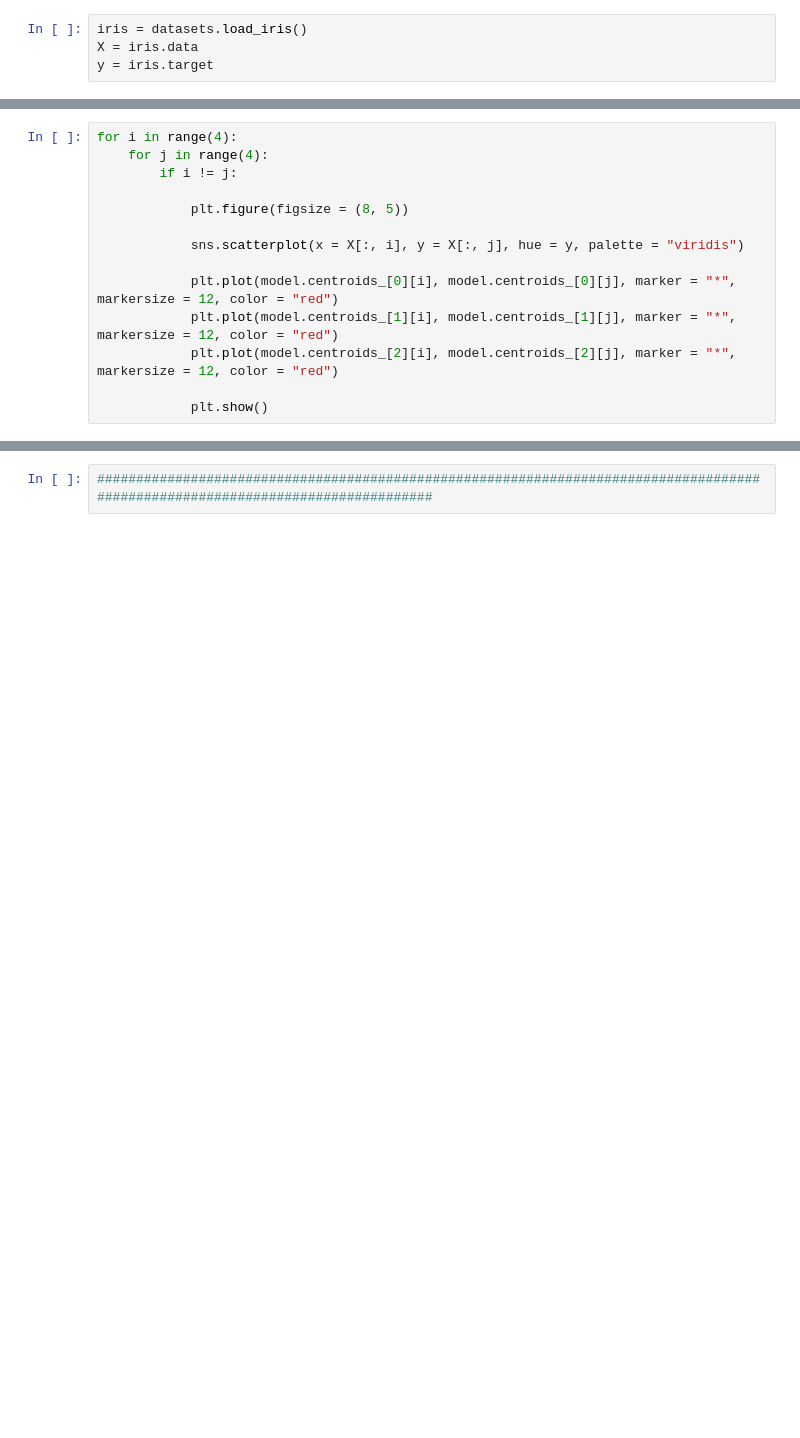
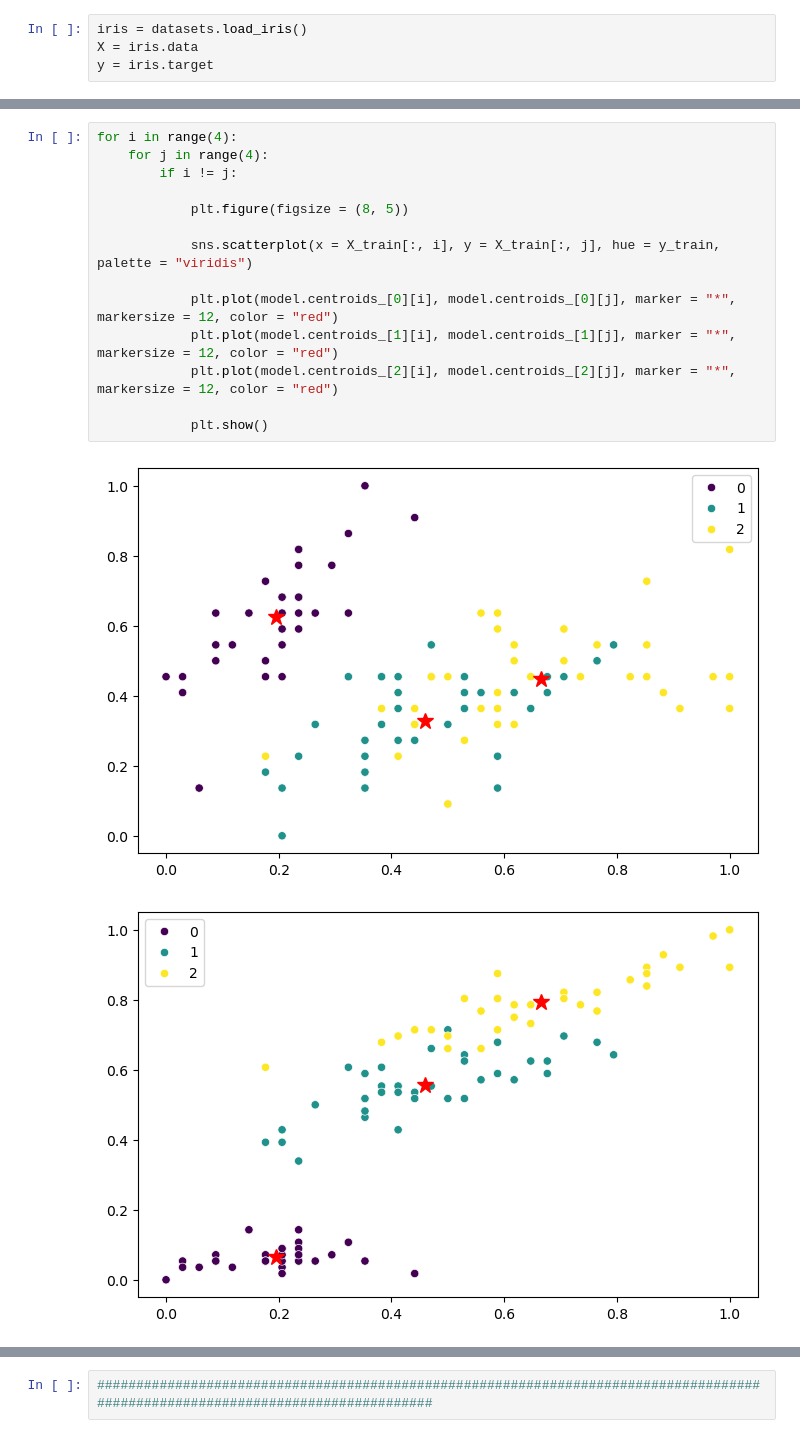
Before and after one commit to Ateibuzena/Data_science, a Jupyter notebook: mod5-machine-learning-deep-learning/03.Clasificadores/11.clasificador_nearest_centroid.ipynb, the cells around one changed output, grey strips where cells are left out. Drawn from its saved outputs; the diff is of its cells as text; blank space fills up the shorter version.

```diff
--- a/mod5-machine-learning-deep-learning/03.Clasificadores/11.clasificador_nearest_centroid.ipynb
+++ b/mod5-machine-learning-deep-learning/03.Clasificadores/11.clasificador_nearest_centroid.ipynb
@@ -116,14 +152,17 @@ plt.show()
 # %%
 for i in range(4):
     for j in range(4):
         if i != j:
 
             plt.figure(figsize = (8, 5))
 
-            sns.scatterplot(x = X[:, i], y = X[:, j], hue = y, palette = "viridis")
+            sns.scatterplot(x = X_train[:, i], y = X_train[:, j], hue = y_train, palette = "viridis")
 
             plt.plot(model.centroids_[0][i], model.centroids_[0][j], marker = "*", markersize = 12, color = "red")
             plt.plot(model.centroids_[1][i], model.centroids_[1][j], marker = "*", markersize = 12, color = "red")
             plt.plot(model.centroids_[2][i], model.centroids_[2][j], marker = "*", markersize = 12, color = "red")
 
             plt.show()
+# %% [output]
+[figure, added]
+[figure, added]
```
Also changed, not shown: parts of 37 cells of this notebook, 14 other files.
